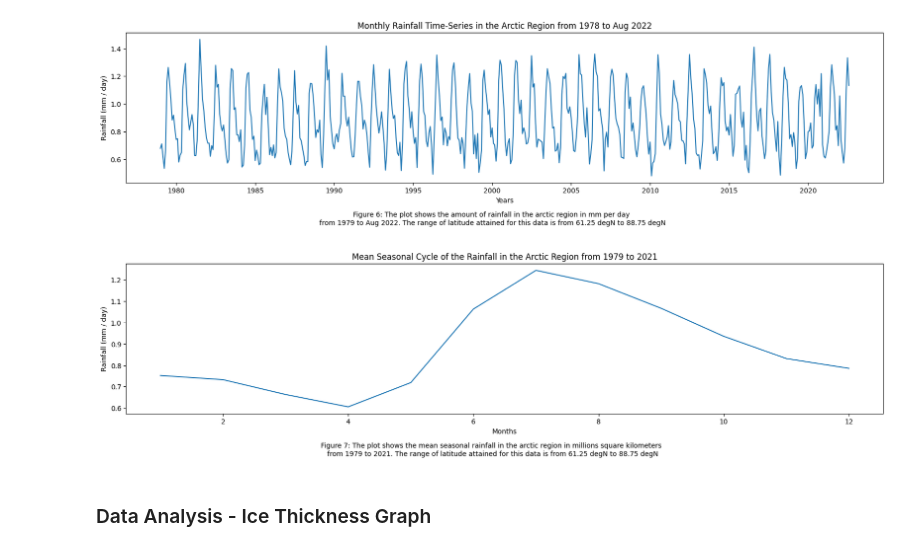
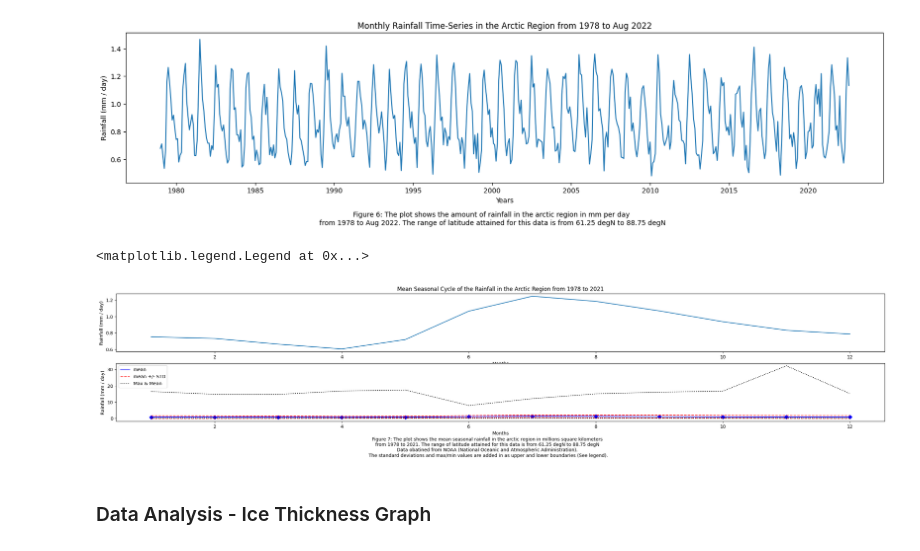
Before and after one commit to gardeneda/Arctic-Ice-vs-Precipitation, a Jupyter notebook: data_management.ipynb, the cells around one changed output. Drawn from its saved outputs; the diff is of its cells as text; code cells hidden in the pictures.

```diff
--- a/data_management.ipynb
+++ b/data_management.ipynb
@@ -409,27 +437,56 @@ plt.figtext(0.5, -0.1, "Figure 6: The plot shows the amount of rainfall in the a
 plt.show()
 # %% [output]
 [figure]
-# %%
-## MEAN SEASONAL CYCLE OF PRECIPITATION IN THE ARCTIC REGION (LAT 61.25 TO LAT 88.75)
-
-
-# Need to mask unwanted date ranges from the DataFrame.
-monthly_precip = precipitation[(precipitation.index < '2022-01-01')]
-
-# Get the mean of all values of each month in every year.
-precip_monthly_annual_cycle = monthly_precip.groupby(monthly_precip.index.month)['precip'].mean()
-
-plt.figure(figsize=(20, 4))
-plt.plot(precip_monthly_annual_cycle)
-plt.xlabel("Months")
-plt.ylabel("Rainfall (mm / day)")
-plt.title("Mean Seasonal Cycle of the Rainfall in the Arctic Region from 1979 to 2021")
-plt.figtext(0.5, -0.1, "Figure 7: The plot shows the mean seasonal rainfall in the arctic region in millions square kilometers \n"
-                        + "from 1979 to 2021. The range of latitude attained for this data is from 61.25 degN to 88.75 degN"
-            , wrap=True, horizontalalignment='center', fontsize=10)
-plt.show()
-# %% [output]
-[figure, removed]
+# %%
+## MEAN SEASONAL CYCLE OF PRECIPITATION IN THE ARCTIC REGION (LAT 61.25 TO LAT 88.75)
+
+
+# Need to mask unwanted date ranges from the DataFrame.
+monthly_precip = precipitation[(precipitation.index < '2022-01-01')]
+
+# Get the mean of all values of each month in every year.
+precip_monthly_annual_cycle = monthly_precip.groupby(monthly_precip.index.month)['precip'].mean()
+
+# Get the standard deviation of the precipitation for each month in every year.
+precip_std = monthly_precip.groupby(monthly_precip.index.month)['precip'].std()
+
+# Get the maximum value of the precipitation for each month in every year.
+precip_max = monthly_precip.groupby(monthly_precip.index.month)['precip'].max()
+
+# Get the minimum value of the precipitation for each month in every year.
+precip_min = monthly_precip.groupby(monthly_precip.index.month)['precip'].min()
+
+# Calculate upper std boundary and lower std boundary for graph.
+precip_upper_std = precip_monthly_annual_cycle + precip_std
+precip_lower_std = precip_monthly_annual_cycle - precip_std
+
+# Create Two Subplots to show a generic trend in the top graph and a more in-depth analysis on the bottom.
+fig2, (ax3, ax4) = plt.subplots(2,1,figsize=[30, 5])
+
+# Subplot with general trend.
+ax3.plot(precip_monthly_annual_cycle)
+ax3.set_xlabel("Months")
+ax3.set_ylabel("Rainfall (mm / day)")
+ax3.set_title("Mean Seasonal Cycle of the Rainfall in the Arctic Region from 1978 to 2021")
+
+# Subplot with anomalies and min/max values plotted.
+ax4.plot(precip_monthly_annual_cycle, color='b', label='mean', linestyle='-')
+ax4.plot(precip_monthly_annual_cycle, 'bD')
+ax4.plot(precip_upper_std, color='r', label='mean +/- STD', linestyle='--')
+ax4.plot(precip_lower_std, color='r', linestyle='--')
+ax4.plot(precip_max, color ='k', label='Max & Mean', linestyle=':')
+ax4.plot(precip_min, color ='k', linestyle=':')
+ax4.set_xlabel("Months")
+ax4.set_ylabel("Rainfall (mm / day)")
+plt.figtext(0.5, -0.1,  "Figure 7: The plot shows the mean seasonal rainfall in the arctic region in millions square kilometers \n" +
+                        "from 1978 to 2021. The range of latitude attained for this data is from 61.25 degN to 88.75 degN \n" +
+                        "Data obatined from NOAA (National Oceanic and Atmospheric Administration). \n" +
+                        "The standard deviations and max/min values are added in as upper and lower boundaries (See legend).",
+            wrap=True, horizontalalignment='center', fontsize=10)
+ax4.legend()
+# %% [output]
+<matplotlib.legend.Legend at 0x...>
+[figure, added]
 # %% [markdown]
 <h3>Data Analysis - Ice Thickness Graph</h3>
 # %%
```
Also changed, not shown: parts of 10 cells of this notebook.
